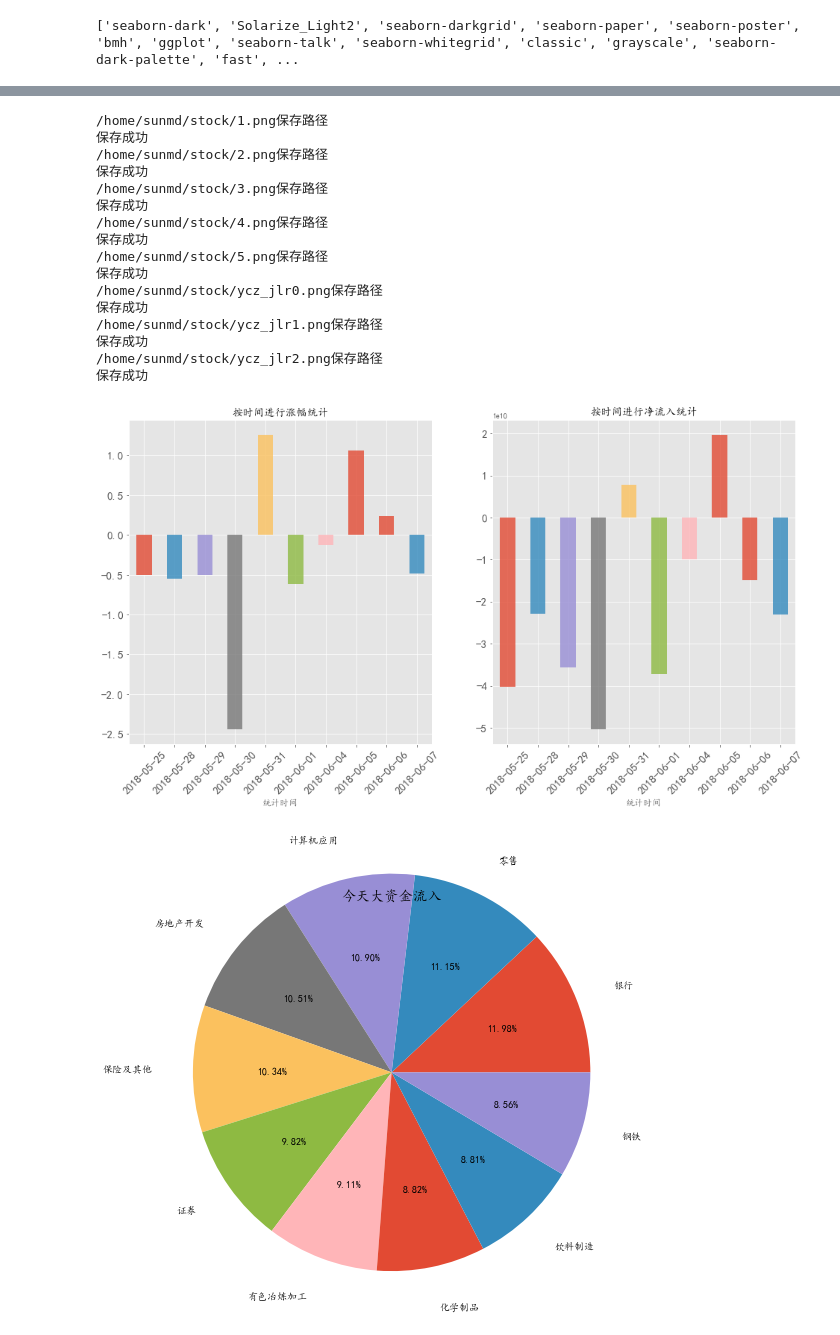
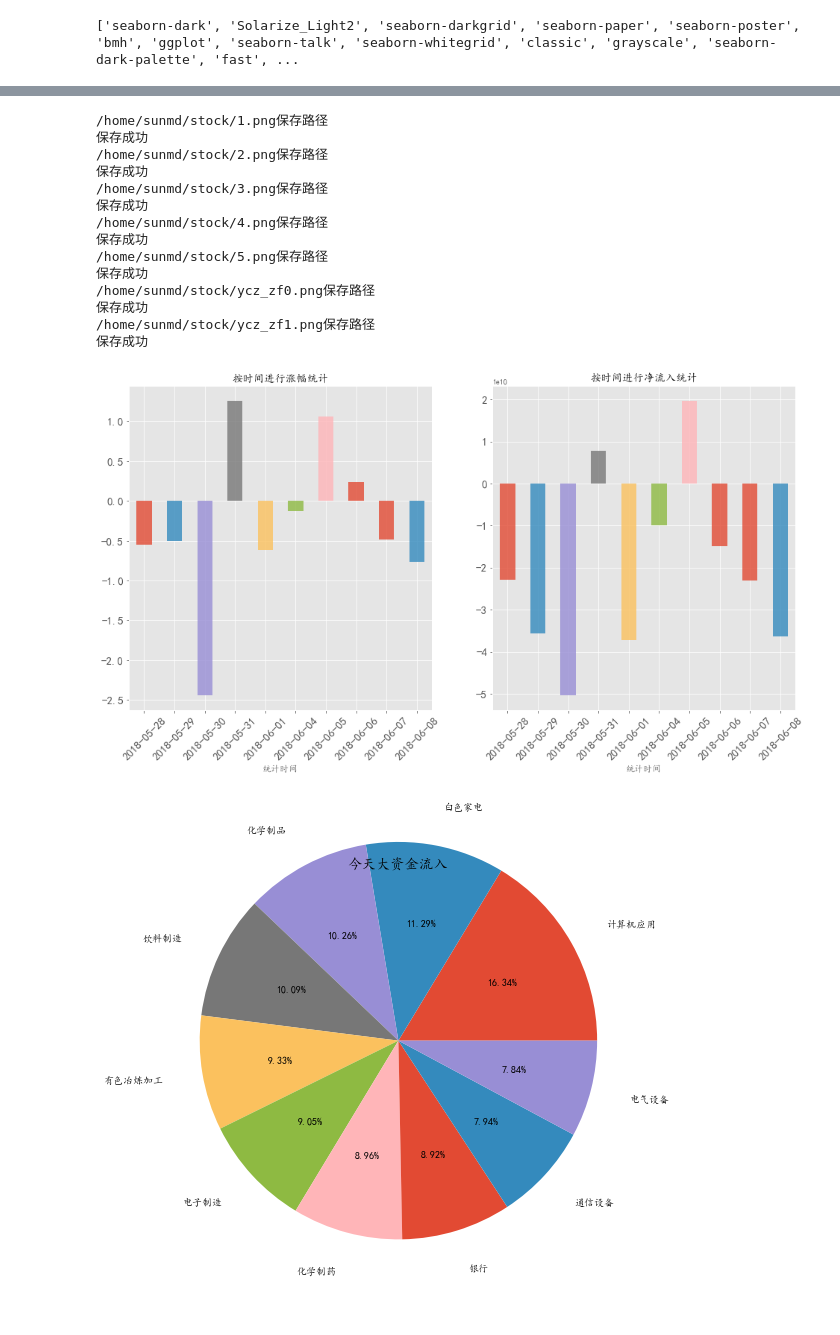
Before and after one commit to sunmd/DataAnlysisDemo, a Jupyter notebook: StockAnlysis.ipynb, the cells around one changed output, grey strips where cells are left out. Saved outputs shown, nothing was run; the diff lists cells and outputs as text; code cells hidden in the pictures.

```diff
--- a/StockAnlysis.ipynb
+++ b/StockAnlysis.ipynb
@@ -212,10 +212,10 @@ def ycz():
 # %%
 file_date = '2018-06'
 
-to_day = '2018-06-07'
+to_day = '2018-06-08'
 
-df = save_one_day( file_date, columns_name, 7)
+df = save_one_day( file_date, columns_name, 8)
 
-df[df['统计时间']=='2018-06-07'].head()
+df[df['统计时间']=='2018-06-08'].head()
 # %% [output]
 |  | 代码 | 名称 | 涨幅% | 净流入 | 大流入 | 大流出 | 中流入 | 中流出 | 统计时间 |
@@ -248,7 +248,7 @@ df[df['统计时间']==to_day].sort_values('净流入',ascending=False)\
 # %%
 #按分类进行统计
 
-df_grp_name = df.groupby('名称').sum()
+df_grp_name = df[df['统计时间']>file_date+'-01'].groupby('名称').sum()
 df_grp_name.sort_values(['涨幅%','净流入'], ascending=False)\
 .style.use(mystl.export()).format({'涨幅%':'{:+.2%}'})
 # %% [output]
@@ -292,7 +292,7 @@ s = s.sort_values(ascending=False)[:10]
 draw_pie(s, '今天大资金流出', '3.png')
 
 #按分类进行统计
-df_grp_name = df.groupby('名称').sum()
+df_grp_name = df[df['统计时间']>file_date+'-01'].groupby('名称').sum()
 df_grp_name.sort_values(['涨幅%','净流入'], ascending=False)\
 .style.use(mystl.export()).format({'涨幅%':'{:+.2%}'})
 
@@ -312,38 +312,36 @@ outliers_list_jlr = lst[1]
 
 if not outliers_list_zf[outliers_list_zf['统计时间'] == to_day].empty:
     temp_zf = outliers_list_zf[outliers_list_zf['统计时间'] == to_day]
     num = 0
     for name in temp_zf['名称']:
         df_yczf = df[df['名称']==name]
         df_yczf.index = df_yczf['统计时间']
-        zf_jlr(df_yczf, '异常涨幅板块-' + name, 'ycz_zf' + str(num) +  '.png')
+        zf_jlr(df_yczf[-10:], '异常涨幅板块-' + name, 'ycz_zf' + str(num) +  '.png')
         num = num + 1
 
 if not outliers_list_jlr[outliers_list_jlr['统计时间'] == to_day].empty:
 
     temp_jlr = outliers_list_jlr[outliers_list_jlr['统计时间'] == to_day]
     num = 0
     for name in temp_jlr['名称']:
         df_ycjlr = df[df['名称']==name]
         df_ycjlr.index = df_ycjlr['统计时间']
-        zf_jlr(df_ycjlr, '异常净流入板块-' + name, 'ycz_jlr' + str(num) +  '.png')
+        zf_jlr(df_ycjlr[-10:], '异常净流入板块-' + name, 'ycz_jlr' + str(num) +  '.png')
         num = num + 1
 # %% [output]
 /home/sunmd/stock/1.png保存路径
 保存成功
 /home/sunmd/stock/2.png保存路径
 保存成功
 /home/sunmd/stock/3.png保存路径
 保存成功
 /home/sunmd/stock/4.png保存路径
 保存成功
 /home/sunmd/stock/5.png保存路径
 保存成功
-/home/sunmd/stock/ycz_jlr0.png保存路径
+/home/sunmd/stock/ycz_zf0.png保存路径
 保存成功
-/home/sunmd/stock/ycz_jlr1.png保存路径
+/home/sunmd/stock/ycz_zf1.png保存路径
 保存成功
-/home/sunmd/stock/ycz_jlr2.png保存路径
-保存成功
-[figure, old version]
+[figure, new version]
-[figure, old version]
+[figure, new version]
```
Also changed, not shown: parts of 12 cells of this notebook, 1 other file.
